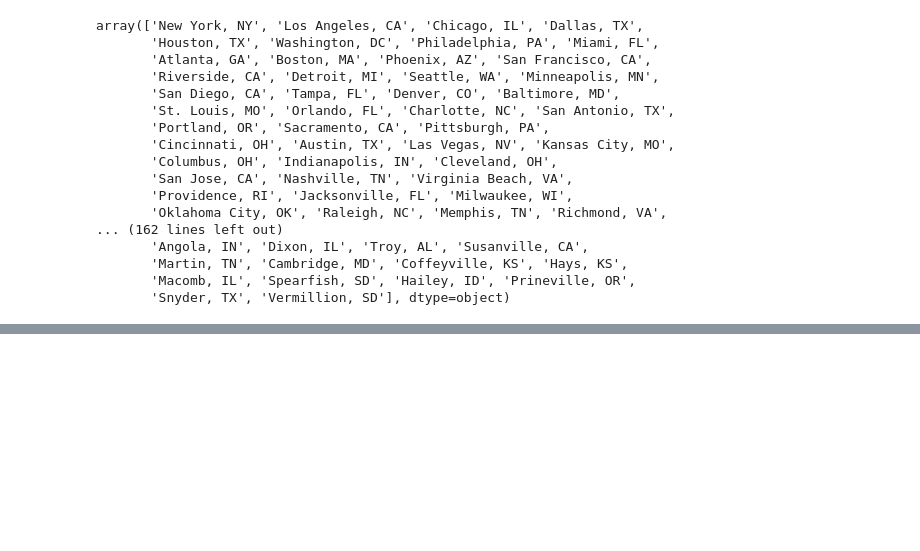
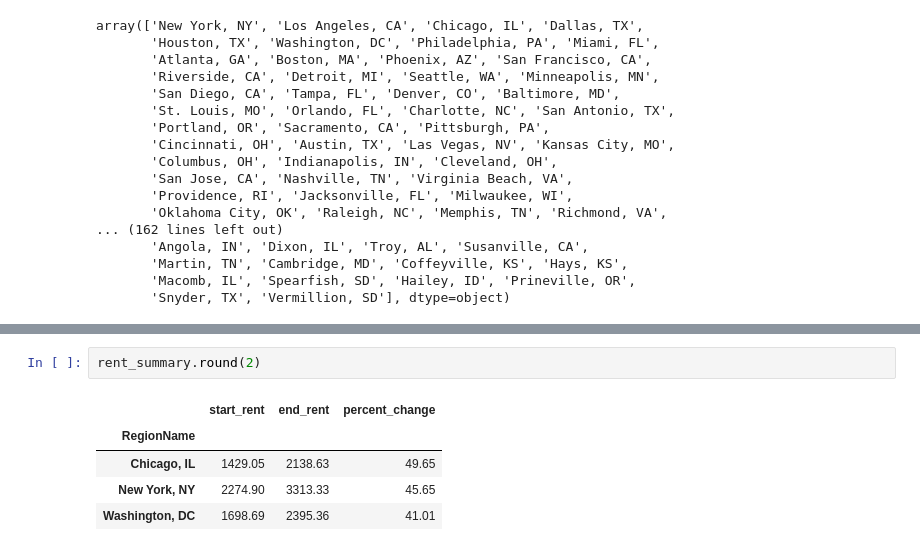
Before and after one commit to Bshaia/data-analysis-portfolio, a Jupyter notebook: rent-trends-eda/rent-trends-analysis.ipynb, the cells around one changed output, grey strips where cells are left out. Cells and saved outputs as stored; diff of their text form; blank space fills up the shorter version.

```diff
--- a/rent-trends-eda/rent-trends-analysis.ipynb
+++ b/rent-trends-eda/rent-trends-analysis.ipynb
@@ -145,0 +166,8 @@ S
+# %%
+rent_summary.round(2)
+# %% [output]
+|  | start_rent | end_rent | percent_change |
+| RegionName |  |  |  |
+| Chicago, IL | 1429.05 | 2138.63 | 49.65 |
+| New York, NY | 2274.90 | 3313.33 | 45.65 |
+| Washington, DC | 1698.69 | 2395.36 | 41.01 |
```
Also changed, not shown: parts of 3 cells of this notebook.
